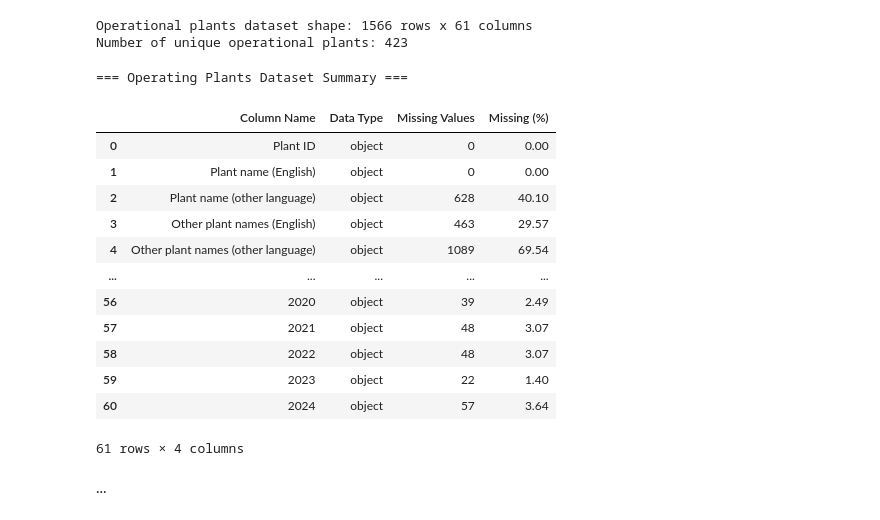
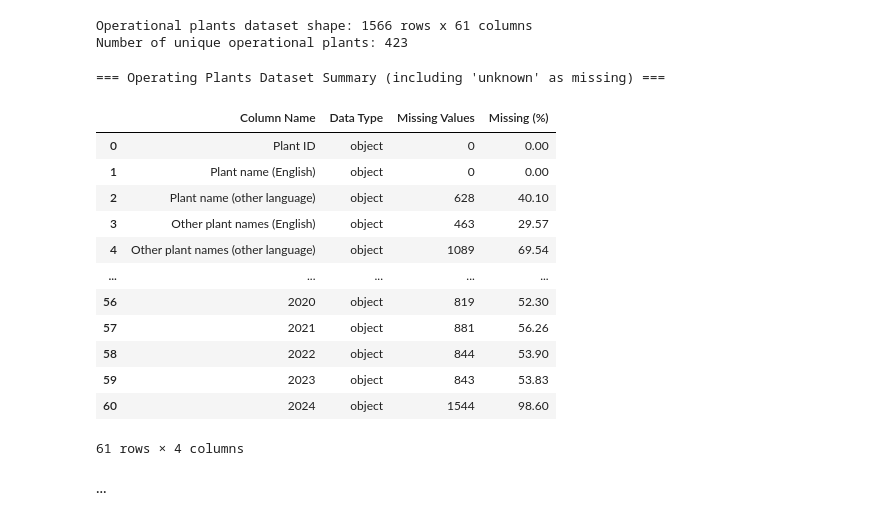
Before and after one commit to Vincksi/Climate-Risks, a Jupyter notebook: Lab2 - Modelling & Model Lifecycle/plant_production_predictions.ipynb, the cells around one changed output. Drawn from its saved outputs; the diff is of its cells as text; code cells hidden in the pictures.

```diff
--- a/Lab2 - Modelling & Model Lifecycle/plant_production_predictions.ipynb
+++ b/Lab2 - Modelling & Model Lifecycle/plant_production_predictions.ipynb
@@ -103,31 +103,35 @@ print(f"Number of unique operational plants: {unique_plants:,}")
 Operational plants dataset shape: 1566 rows x 61 columns
 Number of unique operational plants: 423
 # %%
-# Create a summary table for operating plants
+# Replace 'unknown' (case-insensitive) with NaN
+operating_plants = operating_plants.replace(to_replace=r'(?i)^unknown$', value=np.nan, regex=True)
+pd.set_option('future.no_silent_downcasting', True)
+
+# Create summary table
 summary_table = pd.DataFrame({
     "Column Name": operating_plants.columns,
     "Data Type": operating_plants.dtypes.values,
     "Missing Values": operating_plants.isnull().sum().values,
     "Missing (%)": (operating_plants.isnull().sum() / len(operating_plants) * 100).round(2).values
 })
 
 # Display the summary table
-print("=== Operating Plants Dataset Summary ===")
+print("=== Operating Plants Dataset Summary (including 'unknown' as missing) ===")
 display(summary_table)
 # %% [output]
-=== Operating Plants Dataset Summary ===
+=== Operating Plants Dataset Summary (including 'unknown' as missing) ===
 |  | Column Name | Data Type | Missing Values | Missing (%) |
 | 0 | Plant ID | object | 0 | 0.00 |
 | 1 | Plant name (English) | object | 0 | 0.00 |
 | 2 | Plant name (other language) | object | 628 | 40.10 |
 | 3 | Other plant names (English) | object | 463 | 29.57 |
 | 4 | Other plant names (other language) | object | 1089 | 69.54 |
 | ... | ... | ... | ... | ... |
-| 56 | 2020 | object | 39 | 2.49 |
-| 57 | 2021 | object | 48 | 3.07 |
-| 58 | 2022 | object | 48 | 3.07 |
-| 59 | 2023 | object | 22 | 1.40 |
-| 60 | 2024 | object | 57 | 3.64 |
+| 56 | 2020 | object | 819 | 52.30 |
+| 57 | 2021 | object | 881 | 56.26 |
+| 58 | 2022 | object | 844 | 53.90 |
+| 59 | 2023 | object | 843 | 53.83 |
+| 60 | 2024 | object | 1544 | 98.60 |
 61 rows × 4 columns
 # %% [markdown]
 ...
```
Also changed, not shown: parts of 19 cells of this notebook.
